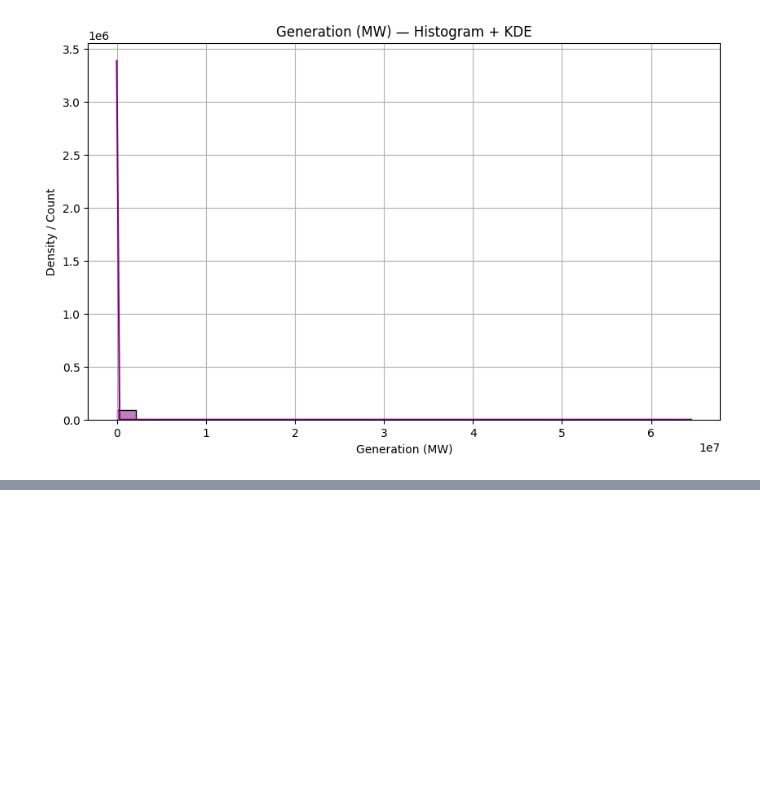
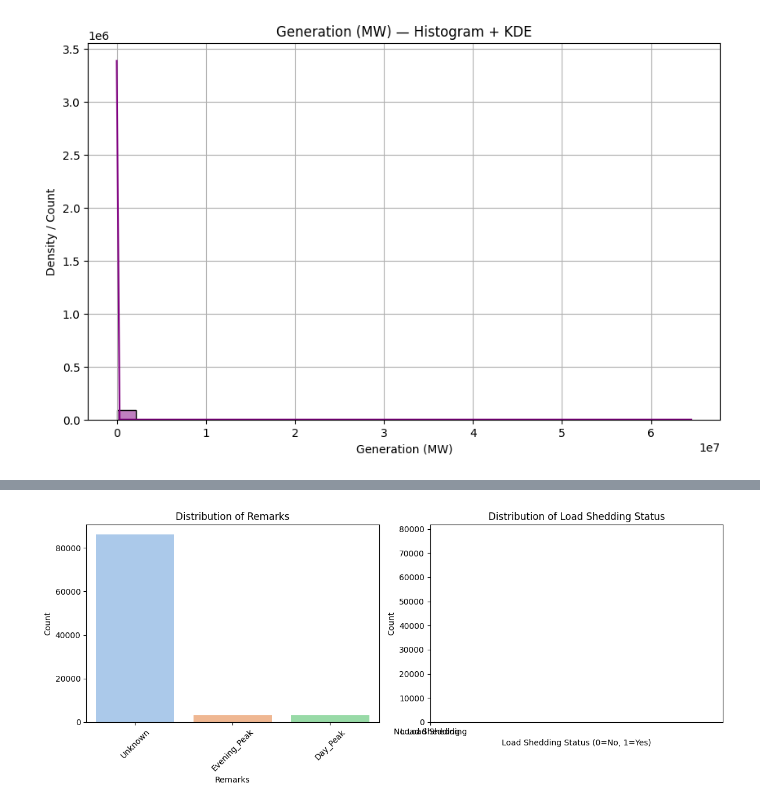
Before and after one commit to sabbirpuspo/LearningforMe, a Jupyter notebook: PGCB_BD.ipynb, the cells around one changed output, grey strips where cells are left out. Drawn from its saved outputs; the diff is of its cells as text; code cells hidden in the pictures; blank space fills up the shorter version.

```diff
--- a/PGCB_BD.ipynb
+++ b/PGCB_BD.ipynb
@@ -360,0 +391,23 @@ plt.show()
+# %%
+fig, axes = plt.subplots(1, 2, figsize=(12, 5))
+
+# Count plot for 'remarks'
+df['remarks'].fillna('Unknown', inplace=True) # Ensure NaNs are handled for plotting
+sns.countplot(data=df, x='remarks', ax=axes[0], palette='pastel', hue='remarks', legend=False)
+axes[0].set_title('Distribution of Remarks')
+axes[0].set_xlabel('Remarks')
+axes[0].set_ylabel('Count')
+axes[0].tick_params(axis='x', rotation=45)
+
+# Count plot for 'load_shedding' status
+sns.countplot(data=df, x='load_shedding', ax=axes[1], palette='coolwarm', hue='load_shedding', legend=False)
+axes[1].set_title('Distribution of Load Shedding Status')
+axes[1].set_xlabel('Load Shedding Status (0=No, 1=Yes)')
+axes[1].set_ylabel('Count')
+axes[1].set_xticks([0, 1]) # Explicitly set ticks for binary categories
+axes[1].set_xticklabels(['No Load Shedding', 'Load Shedding'], rotation=0)
+
+plt.tight_layout()
+plt.show()
+# %% [output]
+[figure, added]
```
Also changed, not shown: parts of 7 cells of this notebook.
